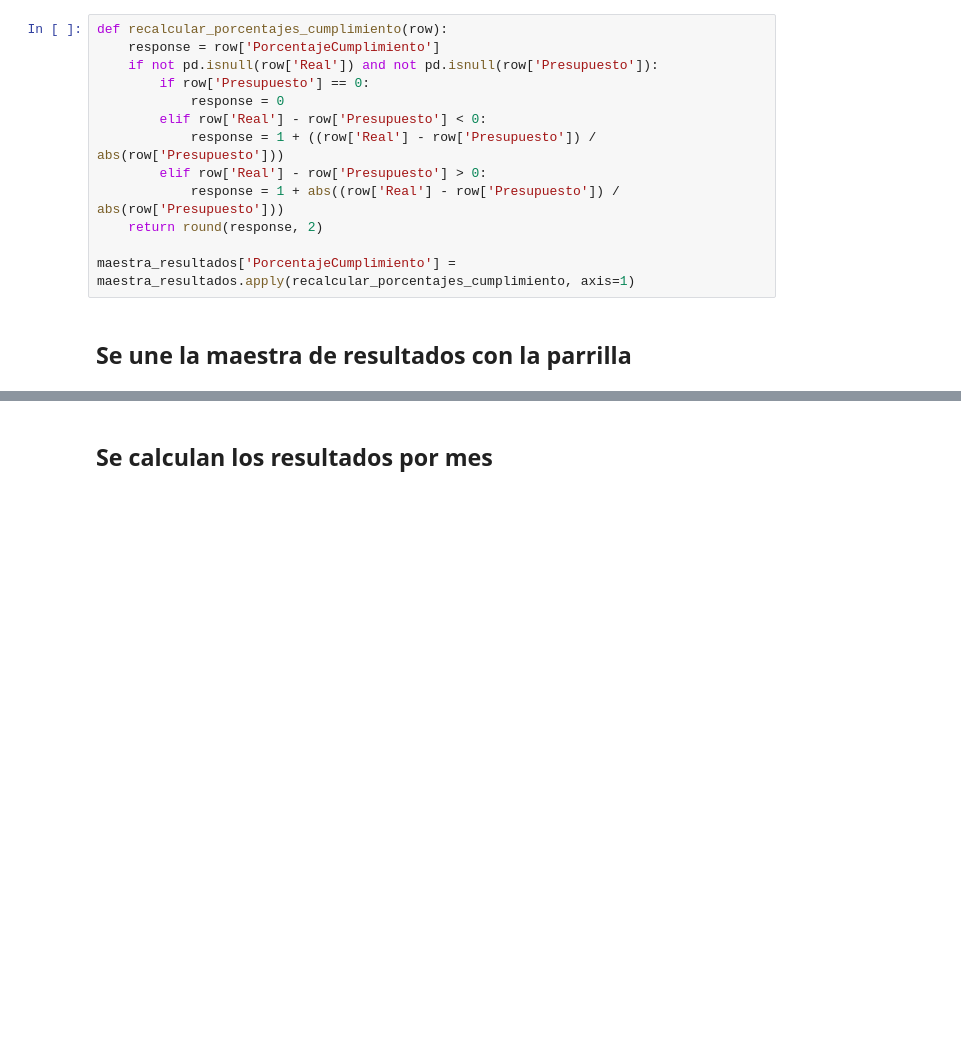
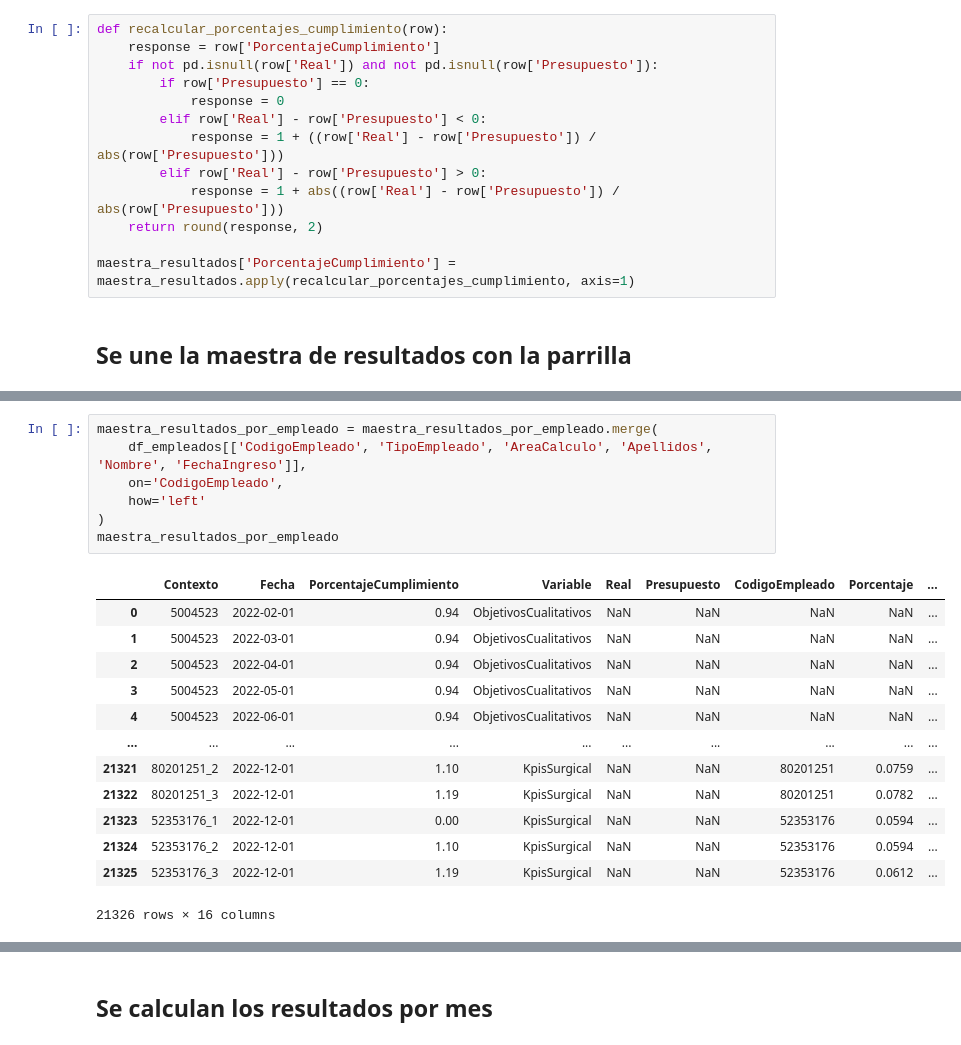
Before and after one commit to Crispelinho/-Liquidations-Incentives-Jupyter, a Jupyter notebook: BBraun - Incentivos.ipynb, the cells around one changed output, grey strips where cells are left out. Cells and saved outputs as stored; diff of their text form; blank space fills up the shorter version.

```diff
--- a/BBraun - Incentivos.ipynb
+++ b/BBraun - Incentivos.ipynb
@@ -4620,0 +4781,21 @@ maestra_resultados['PorcentajeCumplimiento'] = maestra_resultados.apply(recalcul
+# %%
+maestra_resultados_por_empleado = maestra_resultados_por_empleado.merge(
+    df_empleados[['CodigoEmpleado', 'TipoEmpleado', 'AreaCalculo', 'Apellidos', 'Nombre', 'FechaIngreso']],
+    on='CodigoEmpleado',
+    how='left'
+)
+maestra_resultados_por_empleado
+# %% [output]
+|  | Contexto | Fecha | PorcentajeCumplimiento | Variable | Real | Presupuesto | CodigoEmpleado | Porcentaje | ... |
+| 0 | 5004523 | 2022-02-01 | 0.94 | ObjetivosCualitativos | NaN | NaN | NaN | NaN | ... |
+| 1 | 5004523 | 2022-03-01 | 0.94 | ObjetivosCualitativos | NaN | NaN | NaN | NaN | ... |
+| 2 | 5004523 | 2022-04-01 | 0.94 | ObjetivosCualitativos | NaN | NaN | NaN | NaN | ... |
+| 3 | 5004523 | 2022-05-01 | 0.94 | ObjetivosCualitativos | NaN | NaN | NaN | NaN | ... |
+| 4 | 5004523 | 2022-06-01 | 0.94 | ObjetivosCualitativos | NaN | NaN | NaN | NaN | ... |
+| ... | ... | ... | ... | ... | ... | ... | ... | ... | ... |
+| 21321 | 80201251_2 | 2022-12-01 | 1.10 | KpisSurgical | NaN | NaN | 80201251 | 0.0759 | ... |
+| 21322 | 80201251_3 | 2022-12-01 | 1.19 | KpisSurgical | NaN | NaN | 80201251 | 0.0782 | ... |
+| 21323 | 52353176_1 | 2022-12-01 | 0.00 | KpisSurgical | NaN | NaN | 52353176 | 0.0594 | ... |
+| 21324 | 52353176_2 | 2022-12-01 | 1.10 | KpisSurgical | NaN | NaN | 52353176 | 0.0594 | ... |
+| 21325 | 52353176_3 | 2022-12-01 | 1.19 | KpisSurgical | NaN | NaN | 52353176 | 0.0612 | ... |
+21326 rows × 16 columns
```
Also changed, not shown: parts of 26 cells of this notebook.
